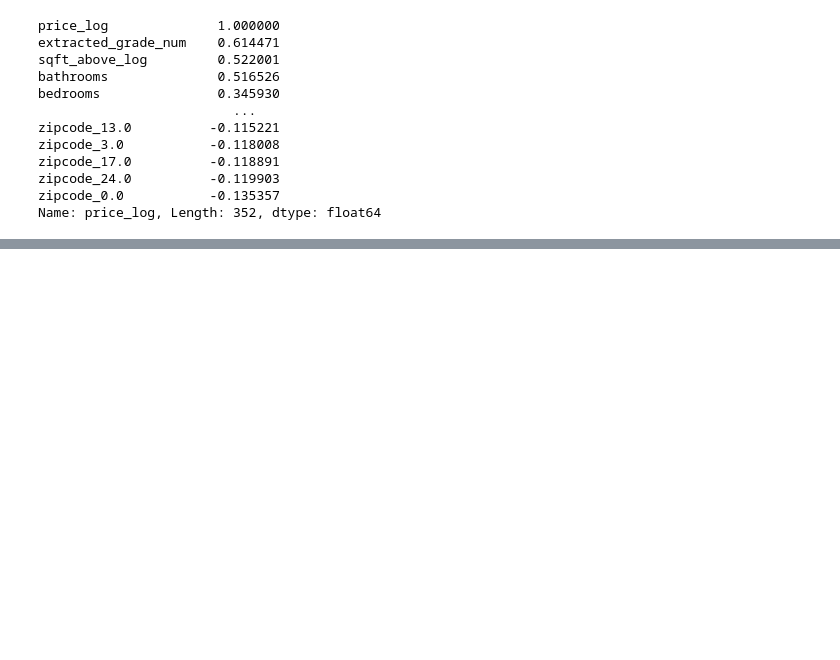
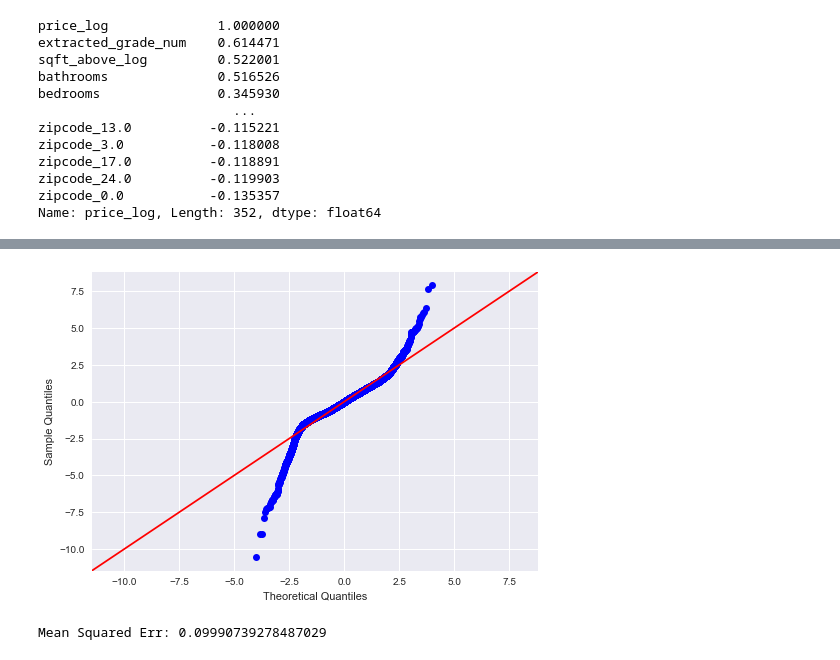
Before and after one commit to cristopher-d-delgado/Project_Linear_Regression_King_County, a Jupyter notebook: notebooks/modeling.ipynb, the cells around one changed output, grey strips where cells are left out. Saved outputs shown, nothing was run; the diff lists cells and outputs as text; code cells hidden in the pictures; blank space fills up the shorter version.

```diff
--- a/notebooks/modeling.ipynb
+++ b/notebooks/modeling.ipynb
@@ -483,0 +492,18 @@ strong multicollinearity or other numerical problems.
+# %%
+sm.graphics.qqplot(model3_results.resid, dist=stats.norm, line='45', fit=True)
+plt.show()
+# %% [output]
+[figure, added]
+# %%
+# Obatain residuals
+residuals = model.resid
+
+# calculate squared residuals
+squared_residuals = residuals**2
+
+# Calculate Mean Squared Err
+mse = np.mean(squared_residuals)
+
+print("Mean Squared Err:", mse)
+# %% [output]
+Mean Squared Err: 0.09990739278487029
```
Also changed, not shown: parts of 11 cells of this notebook.
